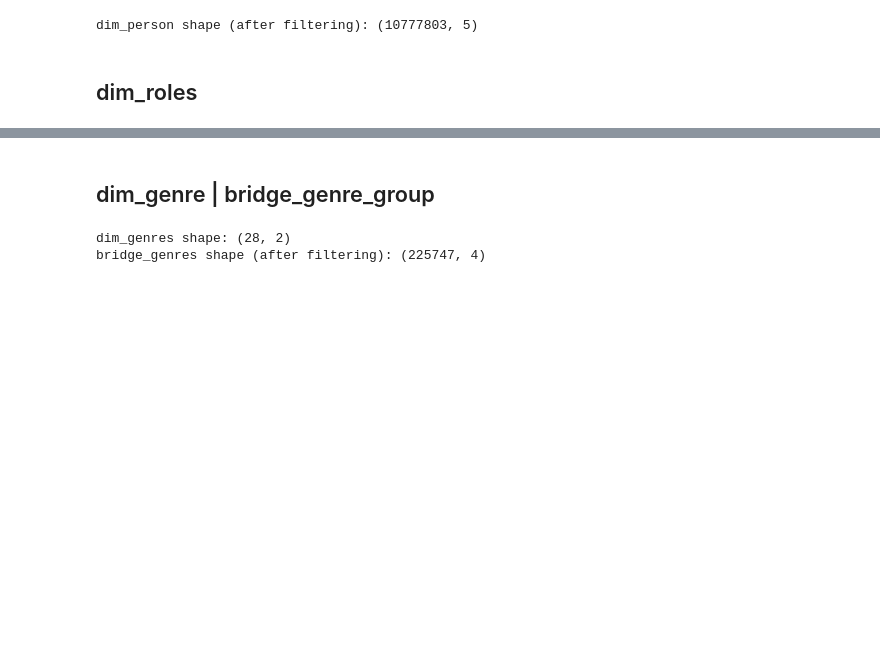
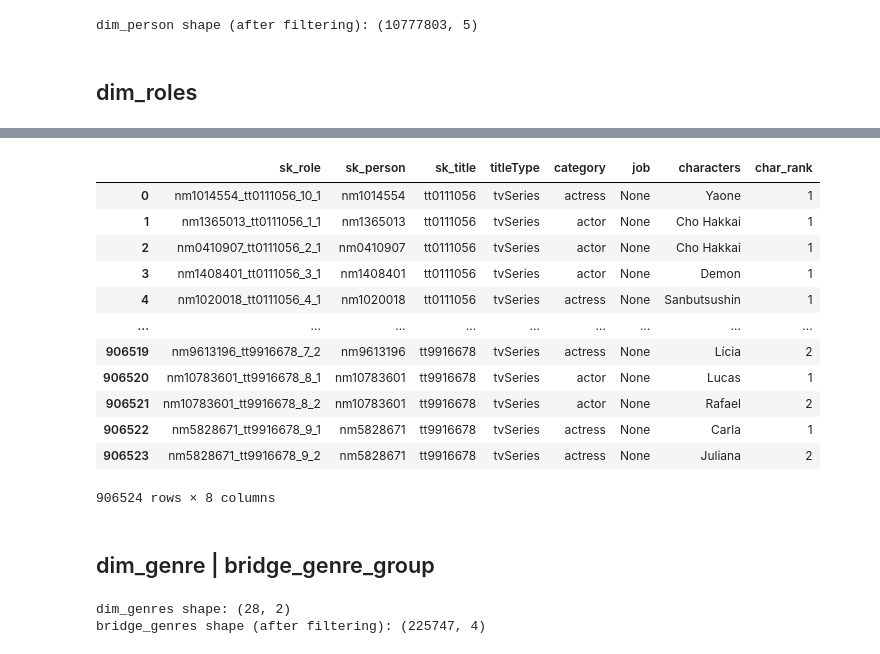
Before and after one commit to andrejms16/imbd, a Jupyter notebook: notebooks/bronze/transformations.ipynb, the cells around one changed output, grey strips where cells are left out. Cells and saved outputs as stored; diff of their text form; code cells hidden in the pictures; blank space fills up the shorter version.

```diff
--- a/notebooks/bronze/transformations.ipynb
+++ b/notebooks/bronze/transformations.ipynb
@@ -231,3 +268,21 @@ dim_roles shape (after filtering): (1133551, 7)
+# %%
+dim_roles = pd.read_parquet(f'{project_src}\\data\\silver\\dim_roles.parquet')
+# dim_roles.to_parquet(f'{project_src}\\data\\silver\\dim_roles.parquet', compression='snappy', engine='pyarrow')
+dim_roles
+# %% [output]
+|  | sk_role | sk_person | sk_title | titleType | category | job | characters | char_rank |
+| 0 | nm1014554_tt0111056_10_1 | nm1014554 | tt0111056 | tvSeries | actress | None | Yaone | 1 |
+| 1 | nm1365013_tt0111056_1_1 | nm1365013 | tt0111056 | tvSeries | actor | None | Cho Hakkai | 1 |
+| 2 | nm0410907_tt0111056_2_1 | nm0410907 | tt0111056 | tvSeries | actor | None | Cho Hakkai | 1 |
+| 3 | nm1408401_tt0111056_3_1 | nm1408401 | tt0111056 | tvSeries | actor | None | Demon | 1 |
+| 4 | nm1020018_tt0111056_4_1 | nm1020018 | tt0111056 | tvSeries | actress | None | Sanbutsushin | 1 |
+| ... | ... | ... | ... | ... | ... | ... | ... | ... |
+| 906519 | nm9613196_tt9916678_7_2 | nm9613196 | tt9916678 | tvSeries | actress | None | Lícia | 2 |
+| 906520 | nm10783601_tt9916678_8_1 | nm10783601 | tt9916678 | tvSeries | actor | None | Lucas | 1 |
+| 906521 | nm10783601_tt9916678_8_2 | nm10783601 | tt9916678 | tvSeries | actor | None | Rafael | 2 |
+| 906522 | nm5828671_tt9916678_9_1 | nm5828671 | tt9916678 | tvSeries | actress | None | Carla | 1 |
+| 906523 | nm5828671_tt9916678_9_2 | nm5828671 | tt9916678 | tvSeries | actress | None | Juliana | 2 |
+906524 rows × 8 columns
 # %% [markdown]
 ## dim_genre | bridge_genre_group
 # %%
```
Also changed, not shown: parts of 11 cells of this notebook, 4 other files.
